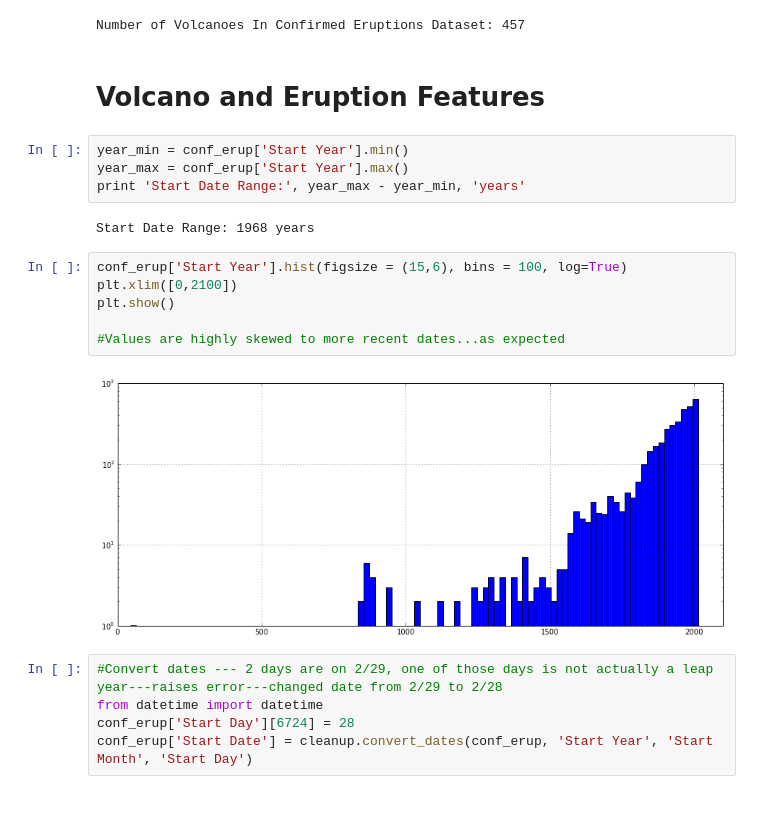
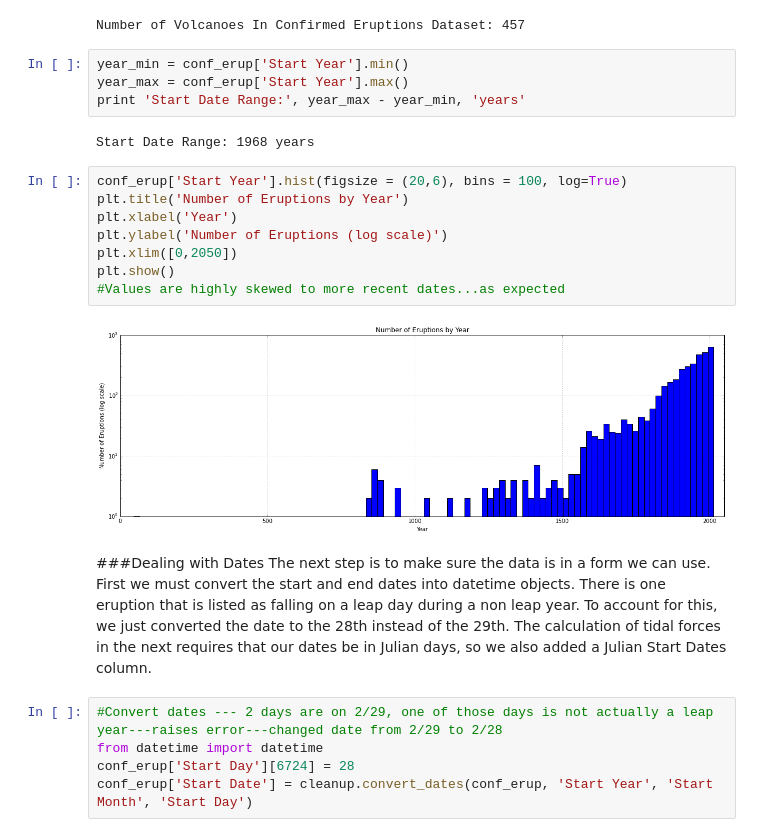
Before and after one commit to sokolo986/CS109_Volcano, a Jupyter notebook: Data CleanUp.ipynb, the cells around one changed output. Cells and saved outputs as stored; diff of their text form; blank space fills up the shorter version.

```diff
--- a/Data CleanUp.ipynb
+++ b/Data CleanUp.ipynb
@@ -78,8 +133,6 @@ Number of Confirmed Eruptions with No Uncertain Start Dates: 3624
 print 'Number of Volcanoes In Confirmed Eruptions Dataset:', conf_erup['Volcano Number'].unique().shape[0]
 # %% [output]
 Number of Volcanoes In Confirmed Eruptions Dataset: 457
-# %% [markdown]
-# Volcano and Eruption Features
 # %%
 year_min = conf_erup['Start Year'].min()
 year_max = conf_erup['Start Year'].max()
@@ -87,13 +140,18 @@ print 'Start Date Range:', year_max - year_min, 'years'
 # %% [output]
 Start Date Range: 1968 years
 # %%
-conf_erup['Start Year'].hist(figsize = (15,6), bins = 100, log=True)
-plt.xlim([0,2100])
+conf_erup['Start Year'].hist(figsize = (20,6), bins = 100, log=True)
+plt.title('Number of Eruptions by Year')
+plt.xlabel('Year')
+plt.ylabel('Number of Eruptions (log scale)')
+plt.xlim([0,2050])
 plt.show()
-
 #Values are highly skewed to more recent dates...as expected
 # %% [output]
-[figure, old version]
+[figure, new version]
+# %% [markdown]
+###Dealing with Dates
+The next step is to make sure the data is in a form we can use. First we must convert the start and end dates into datetime objects. There is one eruption that is listed as falling on a leap day during a non leap year. To account for this, we just converted the date to the 28th instead of the 29th. The calculation of tidal forces in the next requires that our dates be in Julian days, so we also added a Julian Start Dates column.
 # %%
 #Convert dates --- 2 days are on 2/29, one of those days is not actually a leap year---raises error---changed date from 2/29 to 2/28
 from datetime import datetime
```
Also changed, not shown: parts of 33 cells of this notebook.
